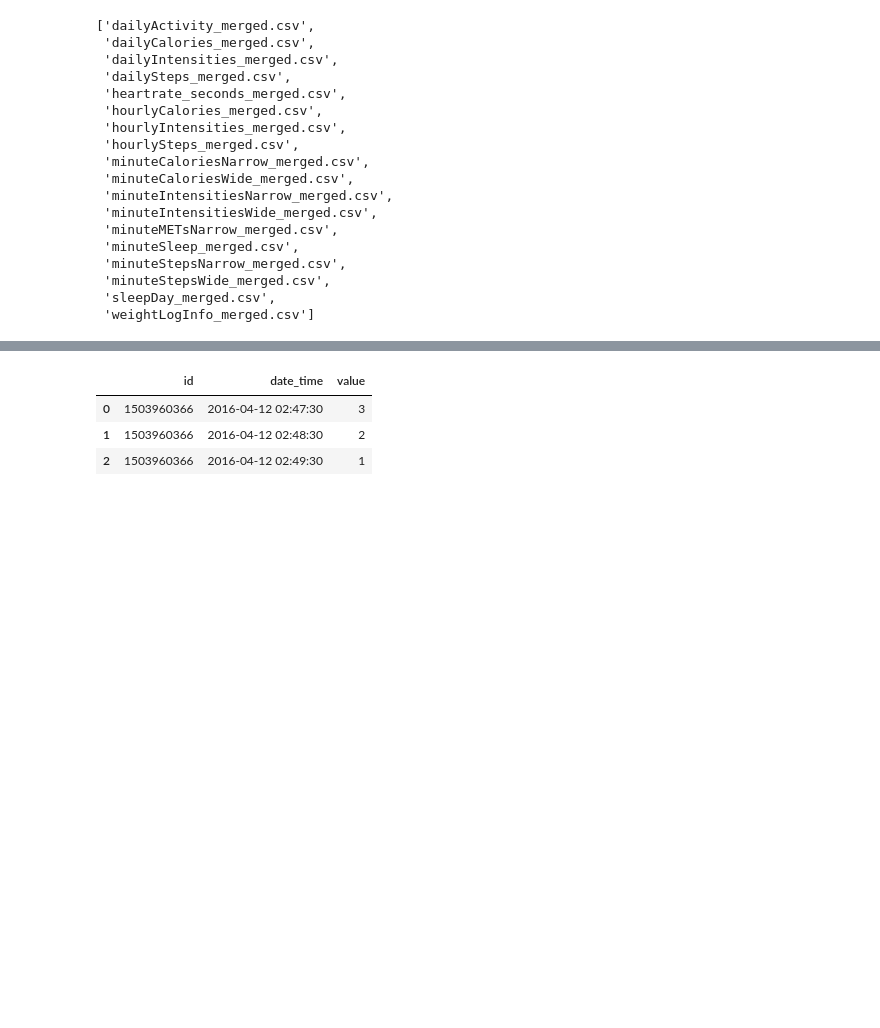
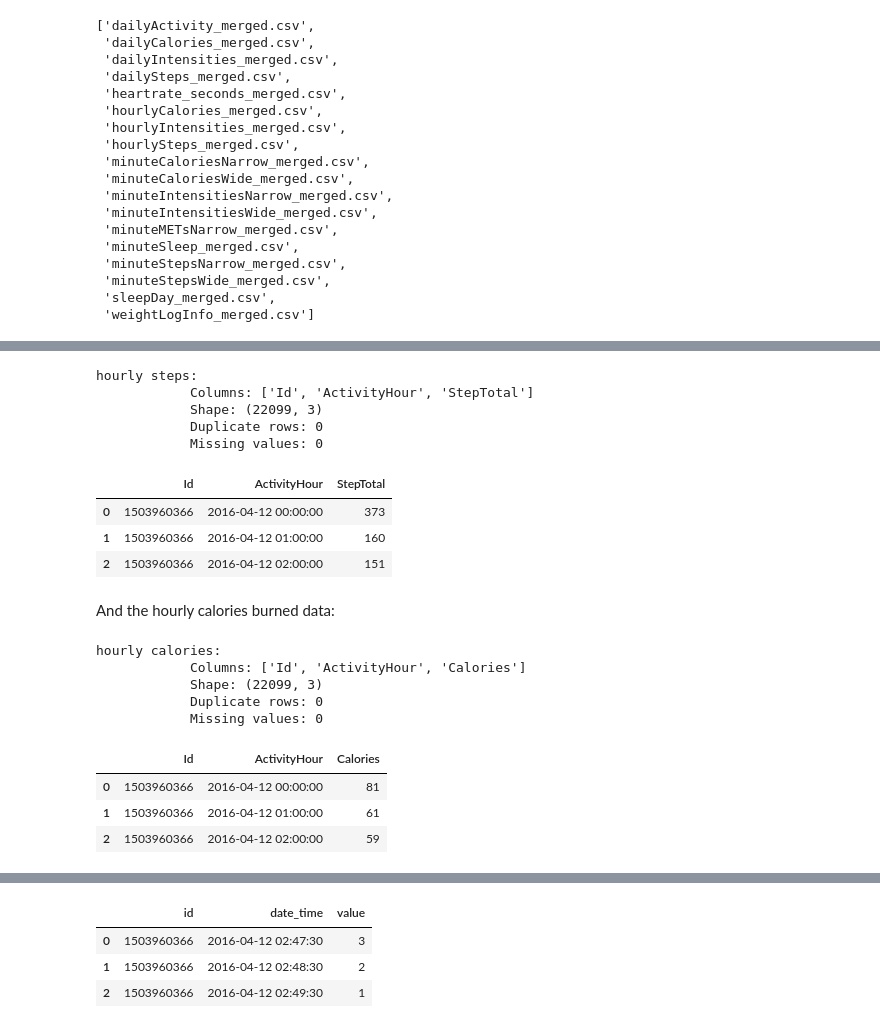
Before and after one commit to fahm1/portfolio, a Jupyter notebook: _sources/bellabeat_case_study/bellabeat_analysis.ipynb, the cells around one changed output, grey strips where cells are left out. Drawn from its saved outputs; the diff is of its cells as text; code cells hidden in the pictures; blank space fills up the shorter version.

```diff
--- a/_sources/bellabeat_case_study/bellabeat_analysis.ipynb
+++ b/_sources/bellabeat_case_study/bellabeat_analysis.ipynb
@@ -88,0 +221,42 @@ os.listdir(r'C:\Users\fahmi\Documents\Portfolio\Large Files\Data_Fitbase')
+# %%
+original_hour_steps = pd.read_csv(
+    r'C:\Users\fahmi\Documents\Portfolio\Large Files\Data_Fitbase/hourlySteps_merged.csv',
+    parse_dates=['ActivityHour'], infer_datetime_format=True
+)
+df_hour_steps = original_hour_steps.copy()
+df_info(df=df_hour_steps, name='hourly steps')
+# %% [output]
+hourly steps:
+            Columns: ['Id', 'ActivityHour', 'StepTotal']
+            Shape: (22099, 3)
+            Duplicate rows: 0
+            Missing values: 0
+# %%
+df_hour_steps.head(3)
+# %% [output]
+|  | Id | ActivityHour | StepTotal |
+| 0 | 1503960366 | 2016-04-12 00:00:00 | 373 |
+| 1 | 1503960366 | 2016-04-12 01:00:00 | 160 |
+| 2 | 1503960366 | 2016-04-12 02:00:00 | 151 |
+# %% [markdown]
+And the hourly calories burned data:
+# %%
+original_hour_calories = pd.read_csv(
+    r'C:\Users\fahmi\Documents\Portfolio\Large Files\Data_Fitbase/hourlyCalories_merged.csv',
+    parse_dates=['ActivityHour'], infer_datetime_format=True
+)
+df_hour_calories = original_hour_calories.copy()
+df_info(df=df_hour_calories, name='hourly calories')
+# %% [output]
+hourly calories:
+            Columns: ['Id', 'ActivityHour', 'Calories']
+            Shape: (22099, 3)
+            Duplicate rows: 0
+            Missing values: 0
+# %%
+df_hour_calories.head(3)
+# %% [output]
+|  | Id | ActivityHour | Calories |
+| 0 | 1503960366 | 2016-04-12 00:00:00 | 81 |
+| 1 | 1503960366 | 2016-04-12 01:00:00 | 61 |
+| 2 | 1503960366 | 2016-04-12 02:00:00 | 59 |
```
Also changed, not shown: parts of 38 cells of this notebook, 8 other files.
